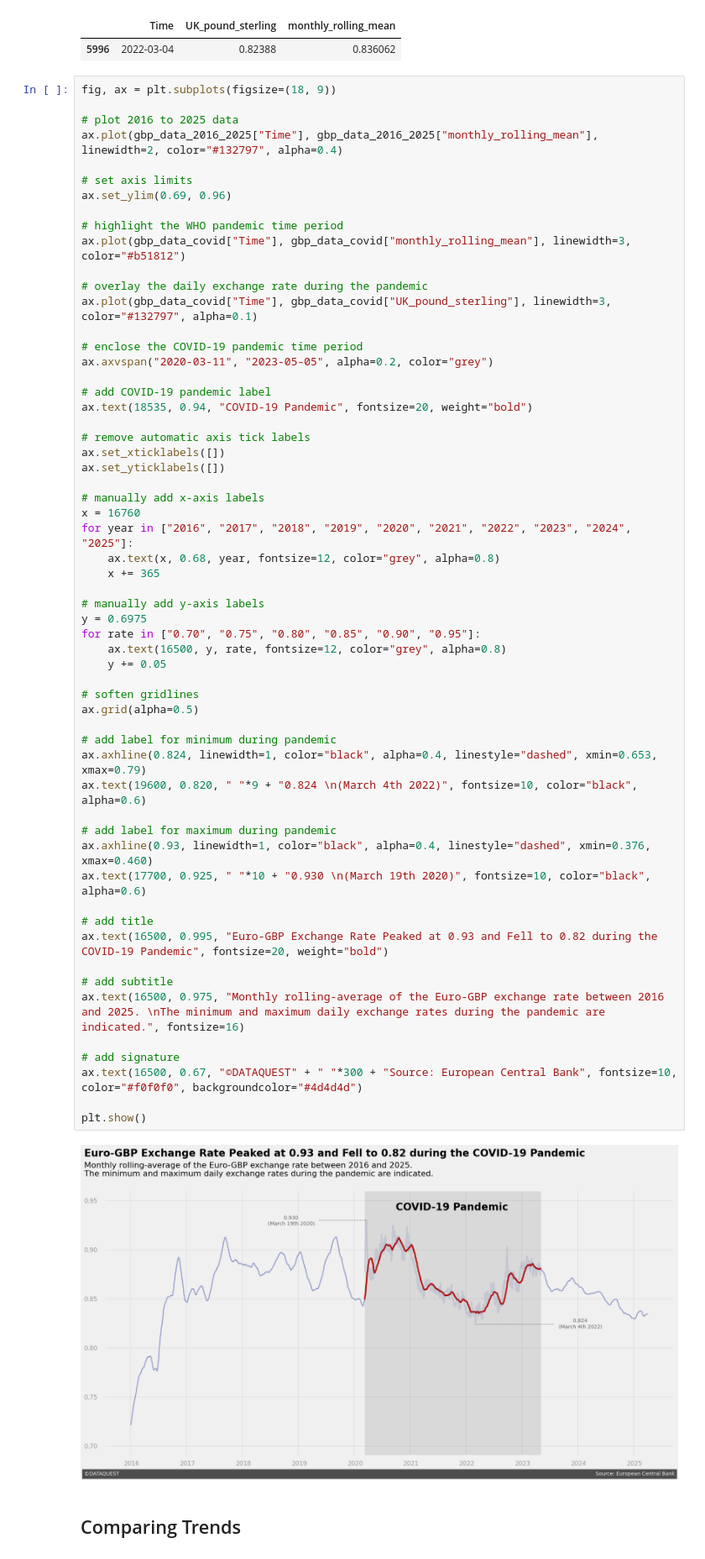
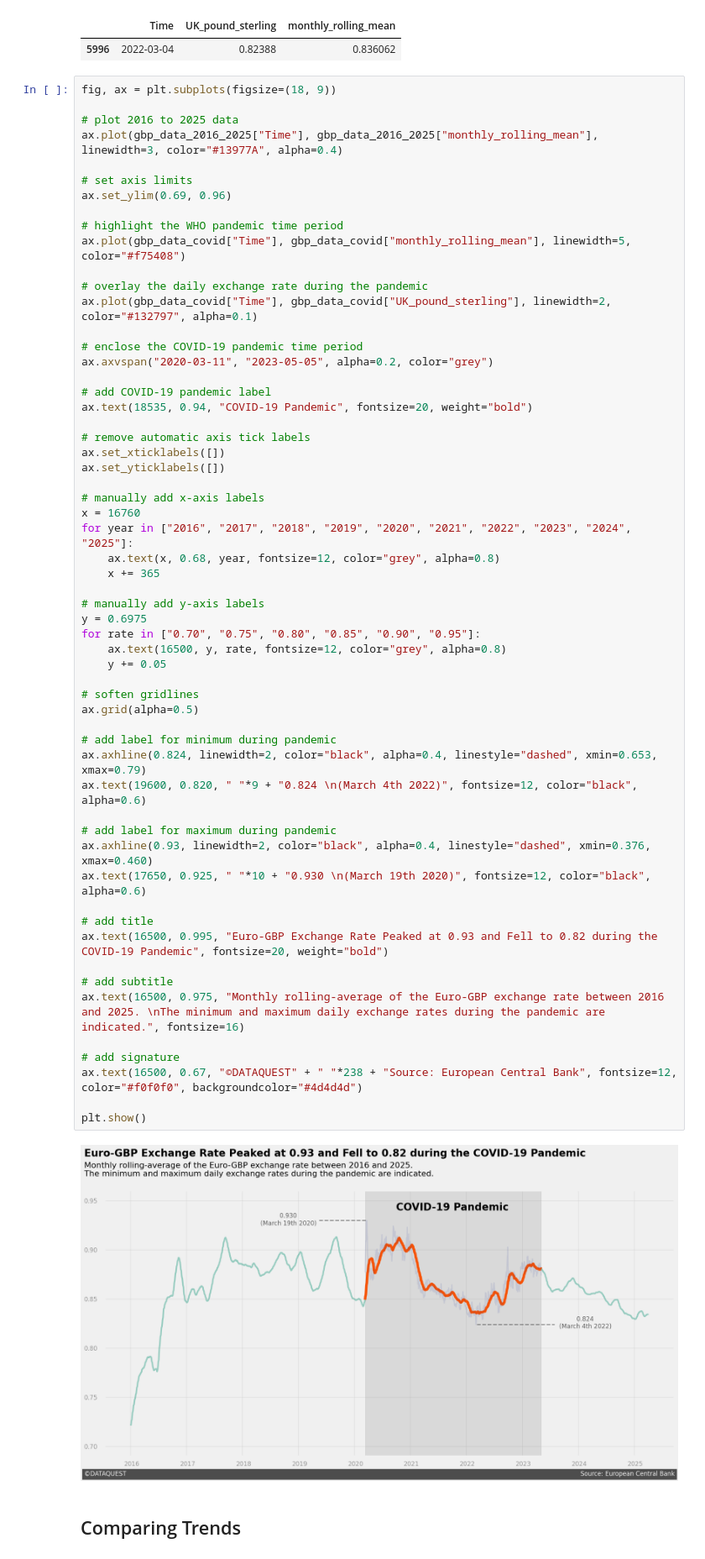
Before and after one commit to Benkly/python-data-analysis-projects, a Jupyter notebook: euro_exchange_rates/euro_exchange_rate_project.ipynb, the cells around one changed output. Shown at 84% size. Drawn from its saved outputs; the diff is of its cells as text.

```diff
--- a/euro_exchange_rates/euro_exchange_rate_project.ipynb
+++ b/euro_exchange_rates/euro_exchange_rate_project.ipynb
@@ -460,16 +460,16 @@ gbp_data_covid[gbp_data_covid["UK_pound_sterling"] == gbp_data_covid["UK_pound_s
 fig, ax = plt.subplots(figsize=(18, 9))
 
 # plot 2016 to 2025 data
-ax.plot(gbp_data_2016_2025["Time"], gbp_data_2016_2025["monthly_rolling_mean"], linewidth=2, color="#132797", alpha=0.4)
+ax.plot(gbp_data_2016_2025["Time"], gbp_data_2016_2025["monthly_rolling_mean"], linewidth=3, color="#13977A", alpha=0.4)
 
 # set axis limits
 ax.set_ylim(0.69, 0.96)
 
 # highlight the WHO pandemic time period
-ax.plot(gbp_data_covid["Time"], gbp_data_covid["monthly_rolling_mean"], linewidth=3, color="#b51812")
+ax.plot(gbp_data_covid["Time"], gbp_data_covid["monthly_rolling_mean"], linewidth=5, color="#f75408")
 
 # overlay the daily exchange rate during the pandemic
-ax.plot(gbp_data_covid["Time"], gbp_data_covid["UK_pound_sterling"], linewidth=3, color="#132797", alpha=0.1)
+ax.plot(gbp_data_covid["Time"], gbp_data_covid["UK_pound_sterling"], linewidth=2, color="#132797", alpha=0.1)
 
 # enclose the COVID-19 pandemic time period
 ax.axvspan("2020-03-11", "2023-05-05", alpha=0.2, color="grey")
@@ -483,38 +483,38 @@ ax.set_yticklabels([])
 
 # manually add x-axis labels
 x = 16760
 for year in ["2016", "2017", "2018", "2019", "2020", "2021", "2022", "2023", "2024", "2025"]:
     ax.text(x, 0.68, year, fontsize=12, color="grey", alpha=0.8)
     x += 365
 
 # manually add y-axis labels
 y = 0.6975
 for rate in ["0.70", "0.75", "0.80", "0.85", "0.90", "0.95"]:
     ax.text(16500, y, rate, fontsize=12, color="grey", alpha=0.8)
     y += 0.05
 
 # soften gridlines
 ax.grid(alpha=0.5)
 
 # add label for minimum during pandemic
-ax.axhline(0.824, linewidth=1, color="black", alpha=0.4, linestyle="dashed", xmin=0.653, xmax=0.79)
-ax.text(19600, 0.820, " "*9 + "0.824 \n(March 4th 2022)", fontsize=10, color="black", alpha=0.6)
+ax.axhline(0.824, linewidth=2, color="black", alpha=0.4, linestyle="dashed", xmin=0.653, xmax=0.79)
+ax.text(19600, 0.820, " "*9 + "0.824 \n(March 4th 2022)", fontsize=12, color="black", alpha=0.6)
 
 # add label for maximum during pandemic
-ax.axhline(0.93, linewidth=1, color="black", alpha=0.4, linestyle="dashed", xmin=0.376, xmax=0.460)
-ax.text(17700, 0.925, " "*10 + "0.930 \n(March 19th 2020)", fontsize=10, color="black", alpha=0.6)
+ax.axhline(0.93, linewidth=2, color="black", alpha=0.4, linestyle="dashed", xmin=0.376, xmax=0.460)
+ax.text(17650, 0.925, " "*10 + "0.930 \n(March 19th 2020)", fontsize=12, color="black", alpha=0.6)
 
 # add title
 ax.text(16500, 0.995, "Euro-GBP Exchange Rate Peaked at 0.93 and Fell to 0.82 during the COVID-19 Pandemic", fontsize=20, weight="bold")
 
 # add subtitle
 ax.text(16500, 0.975, "Monthly rolling-average of the Euro-GBP exchange rate between 2016 and 2025. \nThe minimum and maximum daily exchange rates during the pandemic are indicated.", fontsize=16)
 
 # add signature
-ax.text(16500, 0.67, "©DATAQUEST" + " "*300 + "Source: European Central Bank", fontsize=10, color="#f0f0f0", backgroundcolor="#4d4d4d")
+ax.text(16500, 0.67, "©DATAQUEST" + " "*238 + "Source: European Central Bank", fontsize=12, color="#f0f0f0", backgroundcolor="#4d4d4d")
 
 plt.show()
 # %% [output]
-[figure, old version]
+[figure, new version]
 # %% [markdown]
 ## Comparing Trends
```
Also changed, not shown: parts of 3 cells of this notebook.
